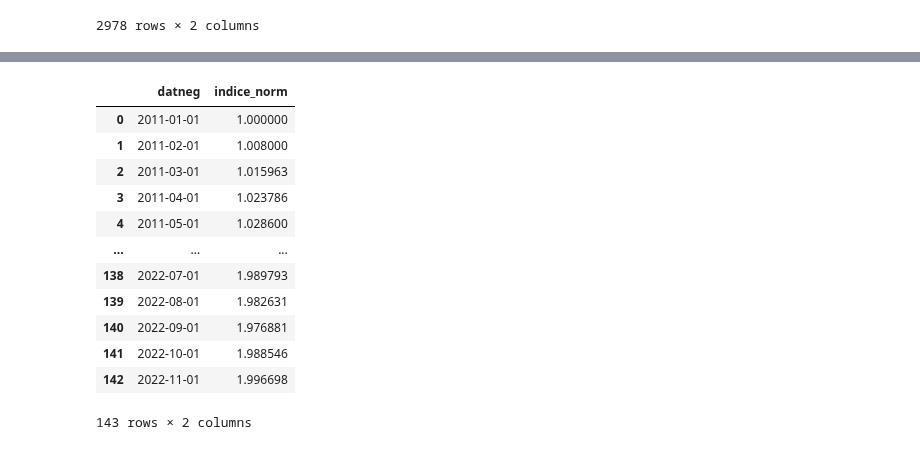
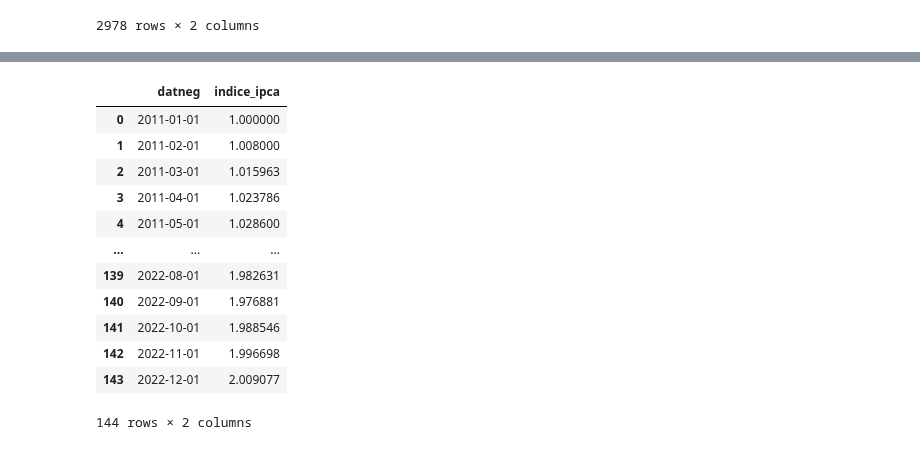
Before and after one commit to crdcj/medium, a Jupyter notebook: KNRI_PERF/knri.ipynb, the cells around one changed output, grey strips where cells are left out. Saved outputs shown, nothing was run; the diff lists cells and outputs as text; code cells hidden in the pictures.

```diff
--- a/KNRI_PERF/knri.ipynb
+++ b/KNRI_PERF/knri.ipynb
@@ -196,22 +197,22 @@ Data columns (total 2 columns):
 dtypes: datetime64[ns](1), float64(1)
 memory usage: 2.4 KB
 # %%
-# Normalizar o início do índice para 100
-ipca['indice_norm'] = ipca['indice'] / ipca['indice'].iloc[0]
+# Normalizar o início da série de IPCA para 100
+ipca['indice_ipca'] = ipca['indice'] / ipca['indice'].iloc[0]
 # Coluna indice não é mais necessária
 ipca.drop(columns='indice', inplace=True)
 ipca
 # %% [output]
-|  | datneg | indice_norm |
+|  | datneg | indice_ipca |
 | 0 | 2011-01-01 | 1.000000 |
 | 1 | 2011-02-01 | 1.008000 |
 | 2 | 2011-03-01 | 1.015963 |
 | 3 | 2011-04-01 | 1.023786 |
 | 4 | 2011-05-01 | 1.028600 |
 | ... | ... | ... |
-| 138 | 2022-07-01 | 1.989793 |
 | 139 | 2022-08-01 | 1.982631 |
 | 140 | 2022-09-01 | 1.976881 |
 | 141 | 2022-10-01 | 1.988546 |
 | 142 | 2022-11-01 | 1.996698 |
+| 143 | 2022-12-01 | 2.009077 |
-143 rows × 2 columns
+144 rows × 2 columns
```
Also changed, not shown: parts of 20 cells of this notebook, 3 other files.
